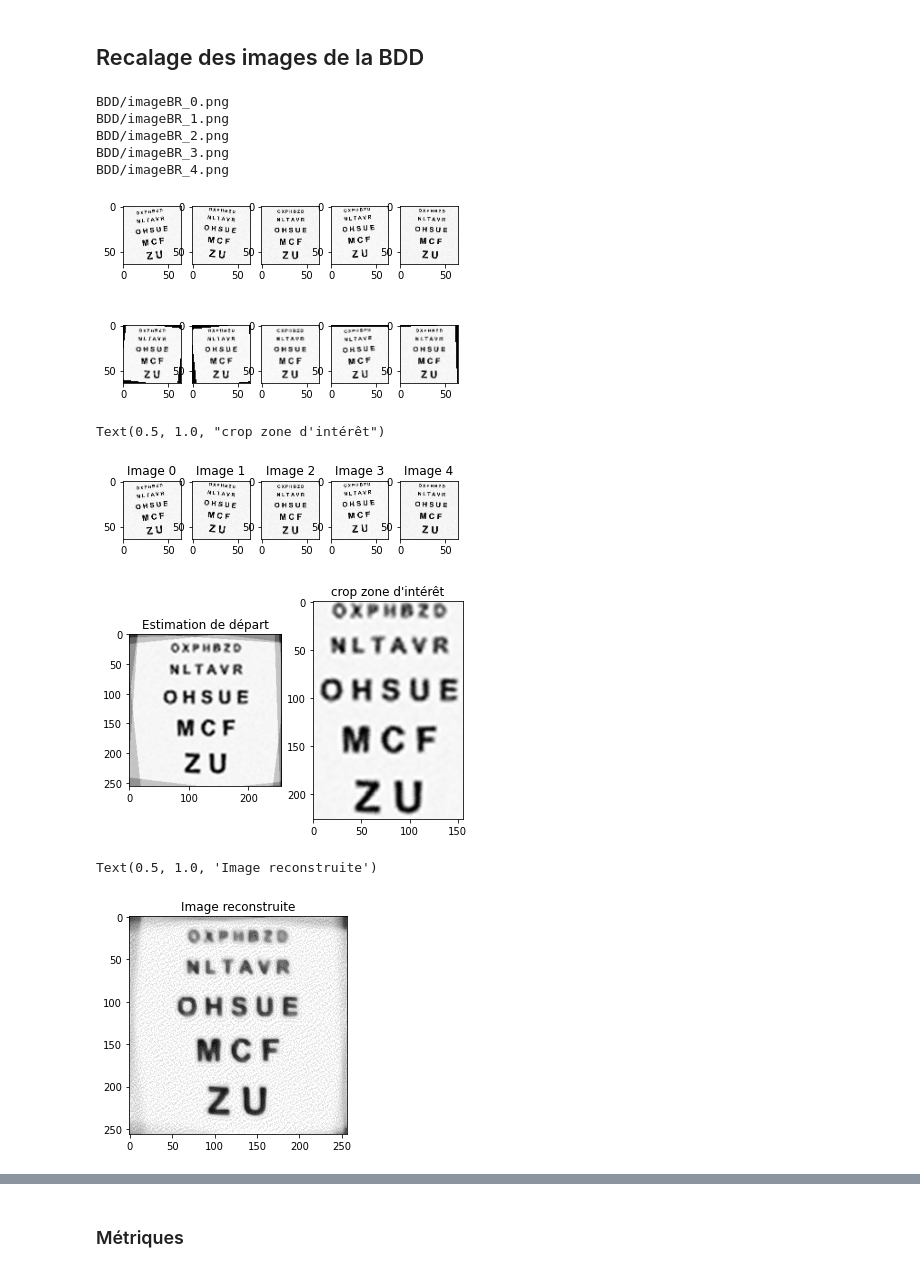
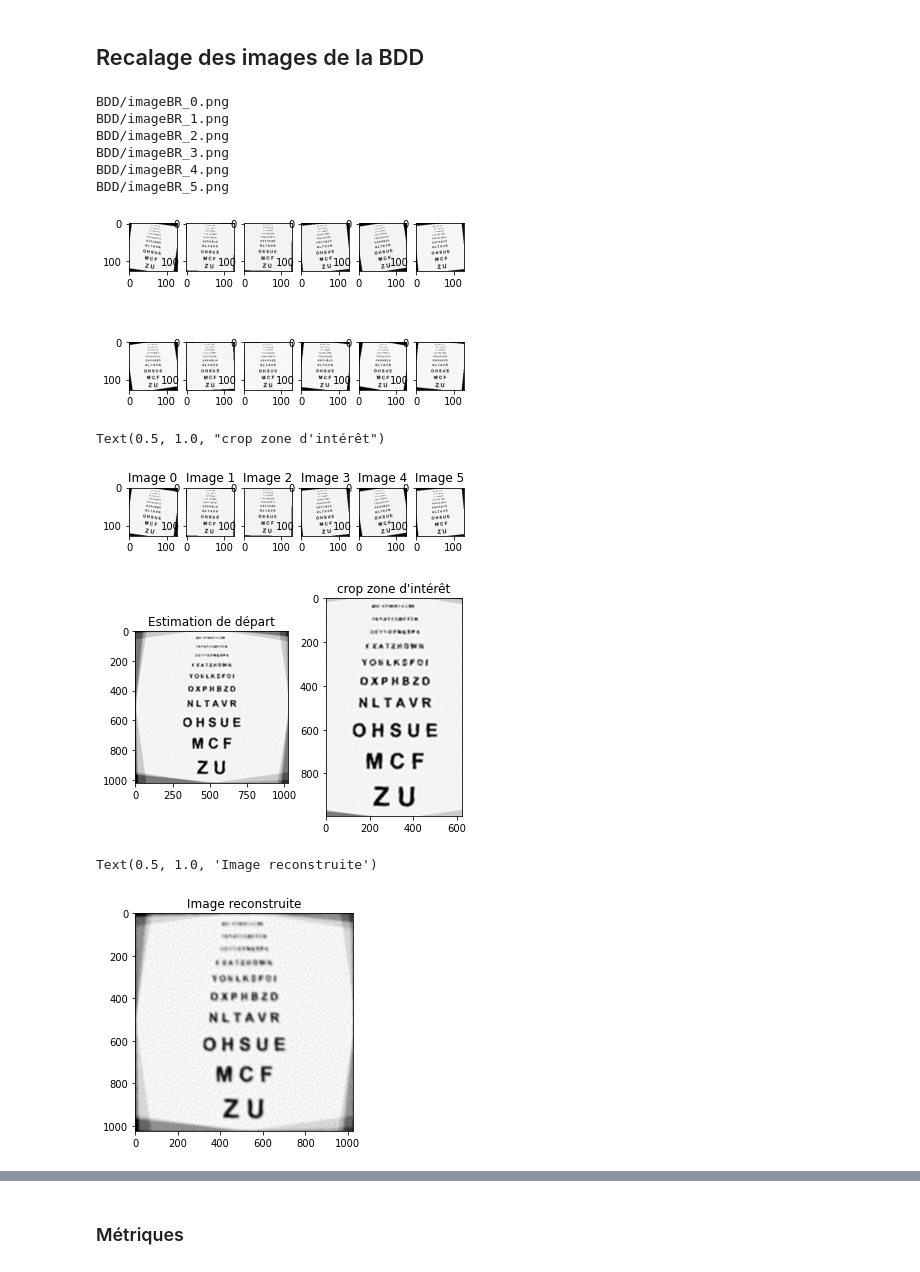
Before and after one commit to zoeducourau/Projet_fin_majeure, a Jupyter notebook: main script.ipynb, the cells around one changed output, grey strips where cells are left out. Saved outputs shown, nothing was run; the diff lists cells and outputs as text; code cells hidden in the pictures.

```diff
--- a/main script.ipynb
+++ b/main script.ipynb
@@ -15,7 +15,7 @@ from utils import *
 # %% [markdown]
 #### Image considérée (échelle de Monoyer)
 # %%
-filename = 'monoyer-square.png'
+filename = 'Monoyer-square.png'
 
 IMAGE_nb = cv2.imread(filename,0)
 #IMAGE_nb = cv2.resize(IMAGE_nb, dsize=(256, 256), interpolation=cv2.INTER_CUBIC)
@@ -38,8 +38,8 @@ if os.path.exists('BDD'):
 os.makedirs('BDD')
 # %%
 N = 10 # Nb d'images dans la BDD
-sampling_rate = 4
-gaussian_kernel_size = 7
+sampling_rate = 8
+gaussian_kernel_size = 11
 
 M = []
 
@@ -50,7 +50,7 @@ for i in range (0,N):
         img_downsampled = decimation(img_blurred, sampling_rate) # Sous-échantillonnage /4
 
         # Ajout d'un bruit gaussien
-        gauss = np.random.normal(0,3,img_downsampled.shape)
+        gauss = np.random.normal(0,5,img_downsampled.shape)
         img_noisy = img_downsampled + gauss
 
         plt.imsave("BDD/imageBR.png",img_noisy,cmap='gray')
@@ -63,12 +63,12 @@ for i in range (0,N):
         rigid = rotation
         rigid[0,2] += translation[0]
         rigid[1,2] += translation[1]
-        img_transformed = cv2.warpAffine(IMAGE_nb, rigid, (W,H), borderMode=cv2.BORDER_REPLICATE) # Rotation + translation
+        img_transformed = cv2.warpAffine(IMAGE_nb, rigid, (W,H)) # Rotation + translation
         img_blurred = cv2.GaussianBlur(img_transformed, (gaussian_kernel_size,gaussian_kernel_size), 0)# Floutage
         img_downsampled = decimation(img_transformed, sampling_rate) # Sous-échantillonnage /4
 
         # Ajout d'un bruit gaussien
-        gauss = np.random.normal(0,3,img_downsampled.shape)
+        gauss = np.random.normal(0,5,img_downsampled.shape)
         img_noisy = img_downsampled + gauss
 
         plt.imsave("BDD/imageBR_"+str(i-1)+".png",img_noisy,cmap='gray')
@@ -87,7 +87,7 @@ for i in range (0,N):
 ## Recalage des images de la BDD
 # %%
 # Nombre d'images à recaler (inferieur strictement à N)
-N_registration = 5
+N_registration = 6
 
 M_itk = [] # Liste de transformations
 
@@ -100,34 +100,35 @@ optimizer.SetNumberOfIterations(5000) # Nombre maximal d'itération
 scales= [180/np.pi,0.5,0.5,0.5,0.5]
 optimizer.SetScales(scales) # Nombre maximal d'itération
 
 f=[]
 def getMetricValue():
     f.append(optimizer.GetValue())
 
 optimizer.AddObserver(itk.IterationEvent(), getMetricValue)
 plt.figure(1)
 for i in range(0, N_registration):
     print('BDD/imageBR_' + str(i) + '.png')
     moving_img = itk.imread('BDD/imageBR_' + str(i) + '.png', itk.UC)
     transform = get_transform_ITK(fixed_img, moving_img, optimizer, sampling_rate)
     M.append(transform)
 
     plt.subplot(2,N_registration,i+1)
     plt.imshow(moving_img, cmap='gray')
     plt.subplot(2,N_registration,N_registration+i+1)
     resample_filter =itk.ResampleImageFilter[fixed_img,moving_img].New() #
     resample_filter.SetInput( moving_img ) # Image d'entrée
     resample_filter.SetTransform(transform)
     resample_filter.SetSize(fixed_img.GetLargestPossibleRegion().GetSize())
     recale = resample_filter.GetOutput()
     plt.imshow(recale, cmap='gray')
 # %% [output]
 BDD/imageBR_0.png
 BDD/imageBR_1.png
 BDD/imageBR_2.png
 BDD/imageBR_3.png
 BDD/imageBR_4.png
+BDD/imageBR_5.png
-[figure, old version]
+[figure, new version]
 # %%
 # M_test = get_transformation(fixed_img, moving_img, sampling_rate)
 # plt.imshow(fixed_img, cmap = 'gray')
@@ -174,12 +175,12 @@ plt.subplot(121)
 plt.imshow(X_k, cmap = 'gray')
 plt.title("Estimation de départ")
 plt.subplot(122)
-plt.imshow(X_0[15:-15,50:-50], cmap='gray')
+plt.imshow(X_0[15:-15,200:-200], cmap='gray')
 plt.title("crop zone d'intérêt")
 # %% [output]
 Text(0.5, 1.0, "crop zone d'intérêt")
-[figure, old version]
+[figure, new version]
-[figure, old version]
+[figure, new version]
 # %%
 # super resolution gradient descent
 X_k = np.copy(X_0)
@@ -189,7 +190,7 @@ epsilon = 0.5
 
 # parametres descente de gradient
 beta = 1 # pas de descente
-l = 1 # lambda
+l = 1.5 # lambda
 
 # parametres regul TV
 gaussian_kernel = 1/16 * np.array([[1, 2, 1], [2, 4, 2], [1, 2, 1]])
@@ -216,7 +217,7 @@ while list_MSE[-2] - list_MSE[-1]> epsilon:
 
 
     # Mean square error
-    MSE_current = MSE(X_k[15:-15,50:-50], IMAGE_nb[15:-15,50:-50])
+    MSE_current = MSE(X_k[15:-15,200:-200], IMAGE_nb[15:-15,200:-200])
     list_MSE.append(MSE_current)
 
 
@@ -225,5 +226,5 @@ plt.imshow(X_k, cmap = 'gray', vmin=0, vmax=255)
 plt.title("Image reconstruite")
 # %% [output]
 Text(0.5, 1.0, 'Image reconstruite')
-[figure, old version]
+[figure, new version]
 # %%
```
Also changed, not shown: parts of 8 cells of this notebook, 1 other file.
